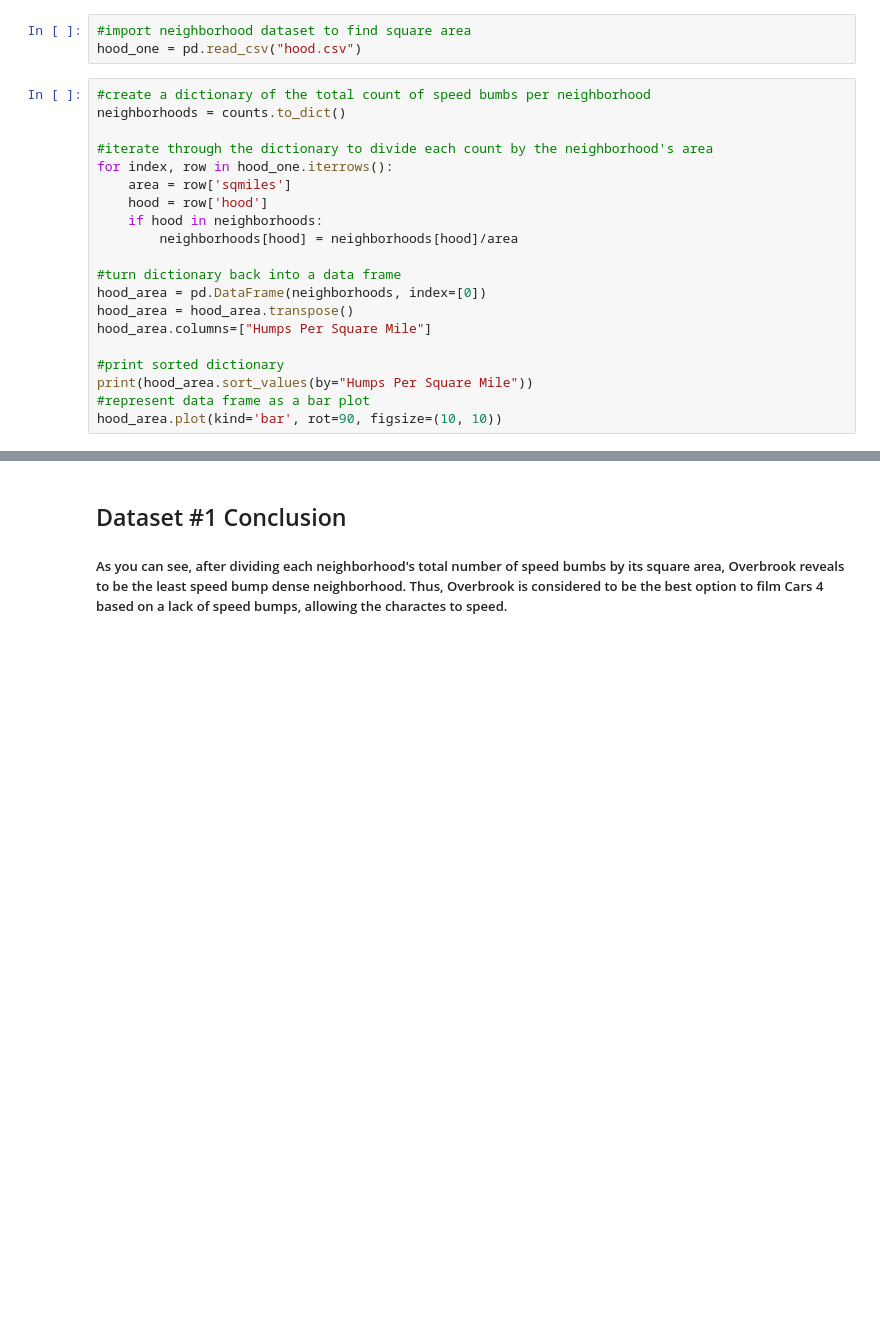
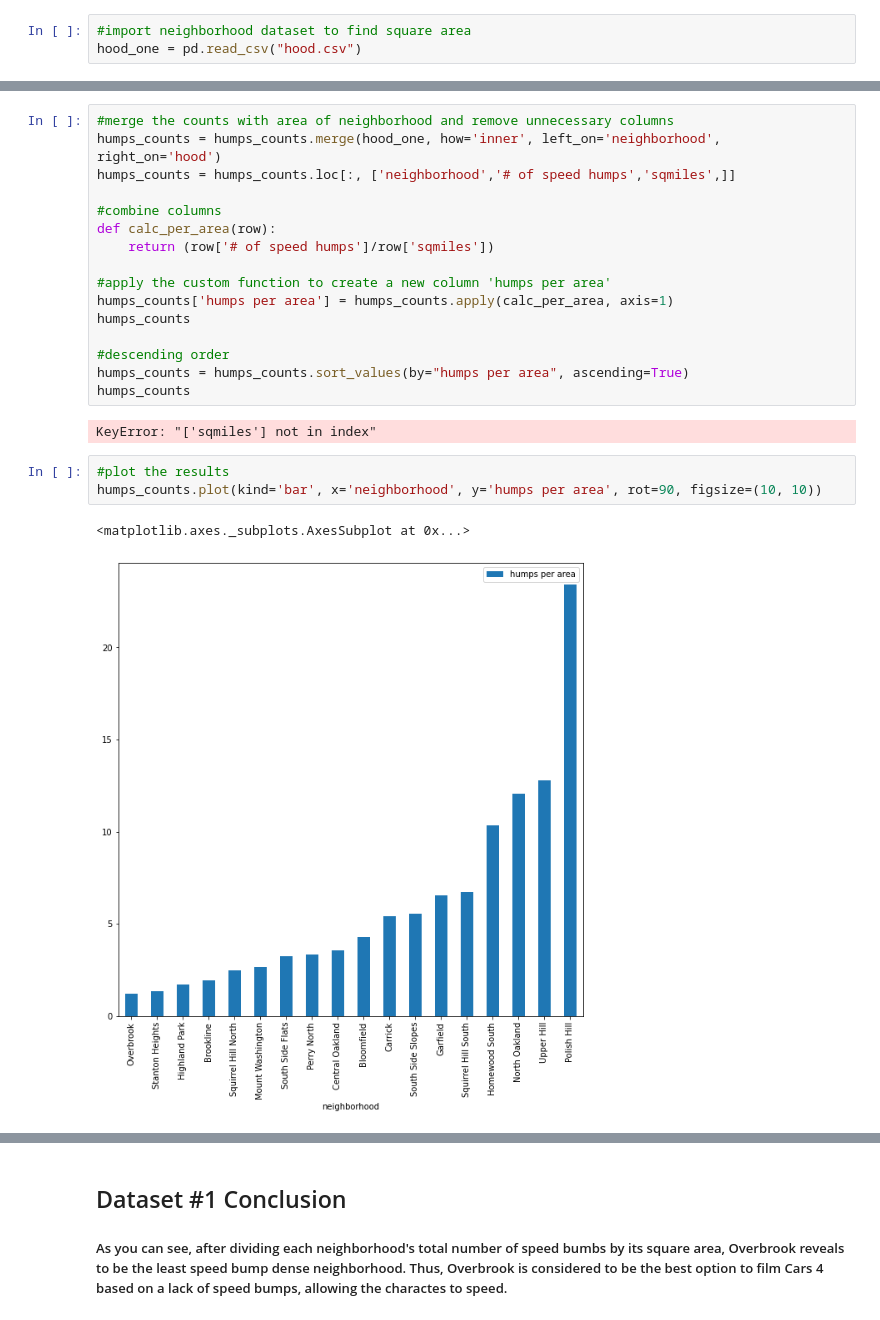
Before and after one commit to norarich/Final-Project, a Jupyter notebook: Final Notebook.ipynb, the cells around one changed output, grey strips where cells are left out. Saved outputs shown, nothing was run; the diff lists cells and outputs as text; blank space fills up the shorter version.

```diff
--- a/Final Notebook.ipynb
+++ b/Final Notebook.ipynb
@@ -44,23 +47,3 @@ Name: neighborhood, dtype: int64
 # %%
 #import neighborhood dataset to find square area
 hood_one = pd.read_csv("hood.csv")
-# %%
-#create a dictionary of the total count of speed bumbs per neighborhood
-neighborhoods = counts.to_dict()
-
-#iterate through the dictionary to divide each count by the neighborhood's area
-for index, row in hood_one.iterrows():
-    area = row['sqmiles']
-    hood = row['hood']
-    if hood in neighborhoods:
-        neighborhoods[hood] = neighborhoods[hood]/area
-
-#turn dictionary back into a data frame
-hood_area = pd.DataFrame(neighborhoods, index=[0])
-hood_area = hood_area.transpose()
-hood_area.columns=["Humps Per Square Mile"]
-
-#print sorted dictionary
-print(hood_area.sort_values(by="Humps Per Square Mile"))
-#represent data frame as a bar plot
-hood_area.plot(kind='bar', rot=90, figsize=(10, 10))
@@ -88,0 +50,24 @@ Polish Hill                      23.422473
+# %%
+#merge the counts with area of neighborhood and remove unnecessary columns
+humps_counts = humps_counts.merge(hood_one, how='inner', left_on='neighborhood', right_on='hood')
+humps_counts = humps_counts.loc[:, ['neighborhood','# of speed humps','sqmiles',]]
+
+#combine columns
+def calc_per_area(row):
+    return (row['# of speed humps']/row['sqmiles'])
+
+#apply the custom function to create a new column 'humps per area'
+humps_counts['humps per area'] = humps_counts.apply(calc_per_area, axis=1)
+humps_counts
+
+#descending order
+humps_counts = humps_counts.sort_values(by="humps per area", ascending=True)
+humps_counts
+# %% [output]
+KeyError: "['sqmiles'] not in index"
+# %%
+#plot the results
+humps_counts.plot(kind='bar', x='neighborhood', y='humps per area', rot=90, figsize=(10, 10))
+# %% [output]
+<matplotlib.axes._subplots.AxesSubplot at 0x...>
+[figure, added]
```
Also changed, not shown: parts of 19 cells of this notebook, 1 other file.
